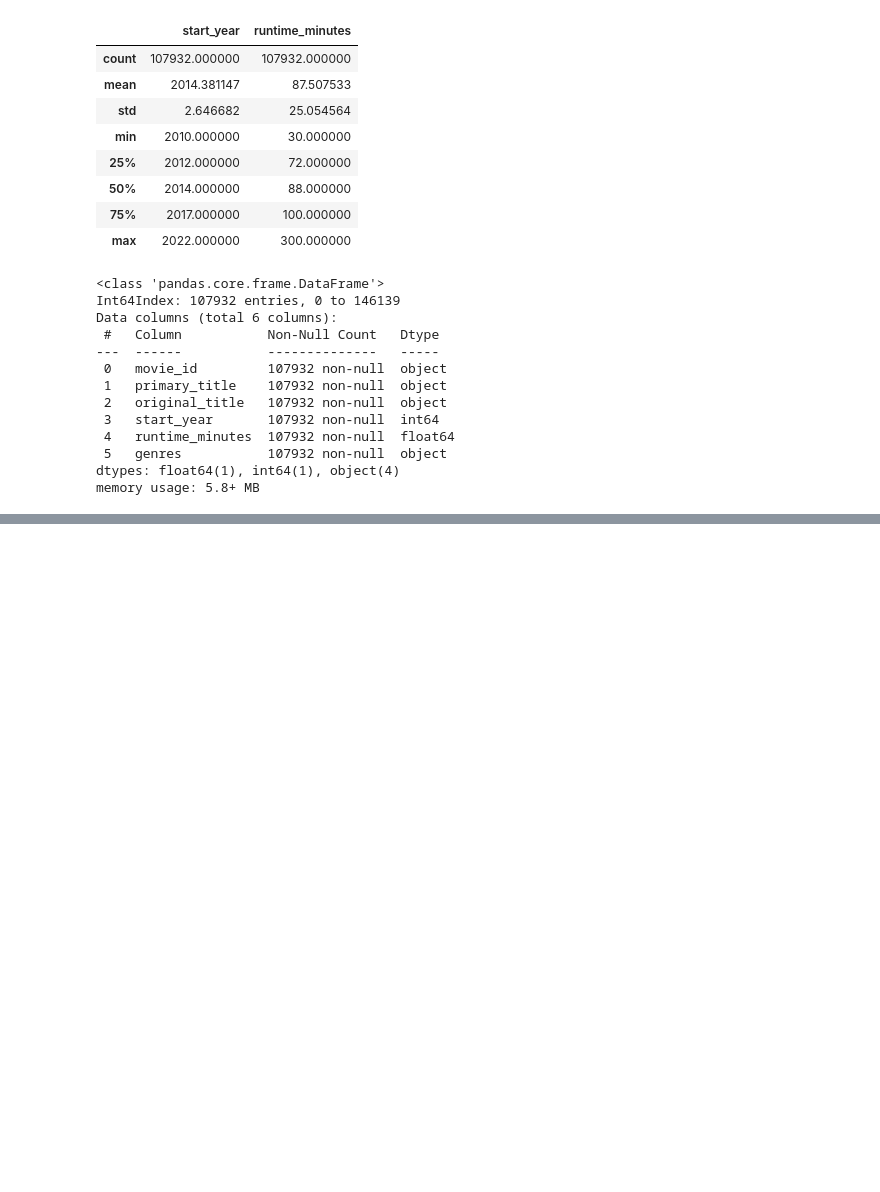
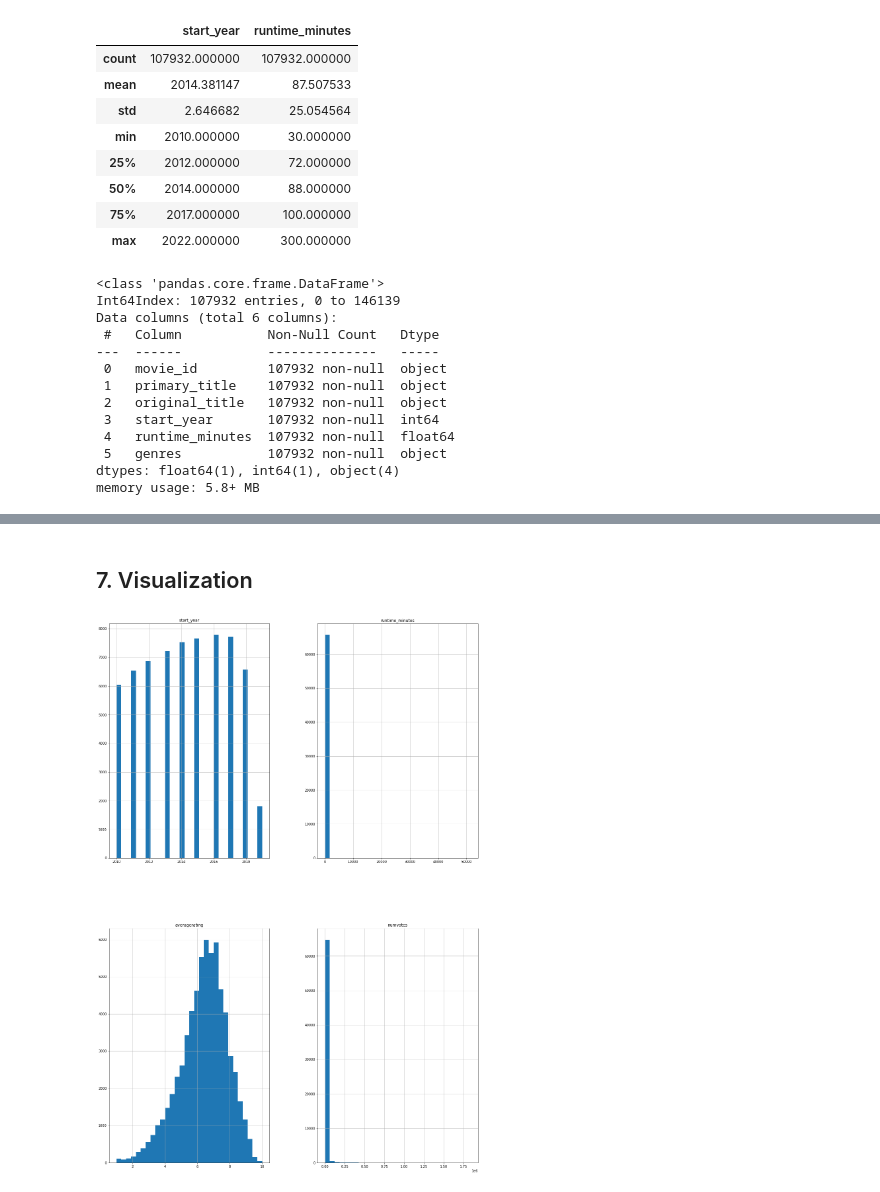
Before and after one commit to LynnsBaraka/dsf_ft_project_1, a Jupyter notebook: index.ipynb, the cells around one changed output, grey strips where cells are left out. Cells and saved outputs as stored; diff of their text form; code cells hidden in the pictures; blank space fills up the shorter version.

Commit message:
Visualization

```diff
--- a/index.ipynb
+++ b/index.ipynb
@@ -360,0 +406,3 @@ memory usage: 5.8+ MB
+# %%
+movies_df = pd.merge(movie_basics, movie_ratings, on = "movie_id", how="inner")
+movies_df.head()
@@ -360,0 +434,7 @@ memory usage: 5.8+ MB
+# %% [markdown]
+## 7. Visualization
+# %%
+movies_df.hist(figsize= (20, 30), bins = 30)
+plt.show()
+# %% [output]
+[figure, added]
```
Also changed, not shown: parts of 15 cells of this notebook.
